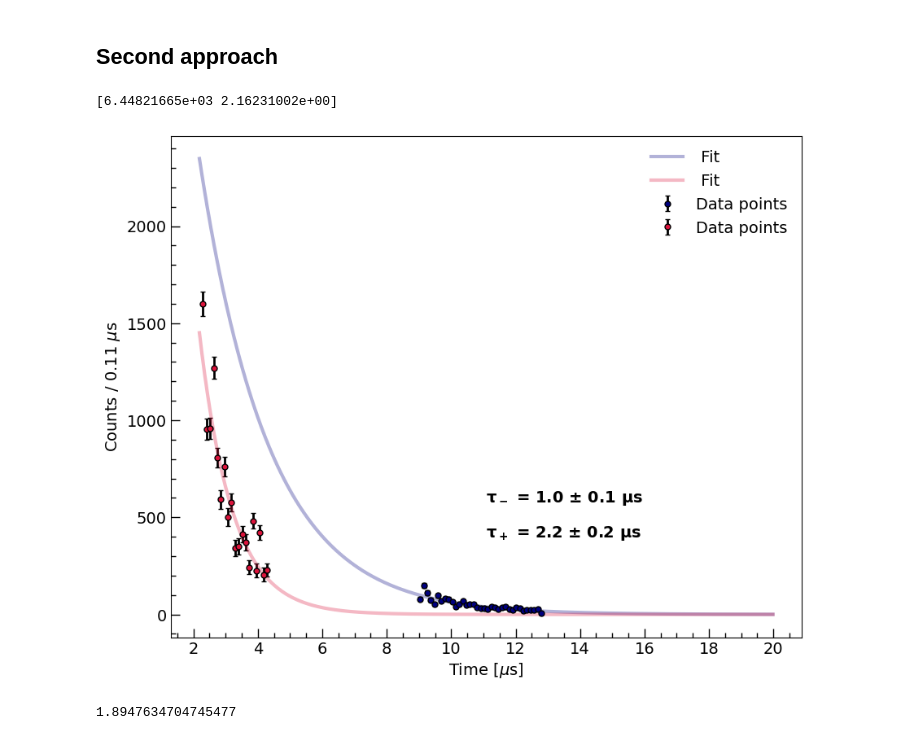
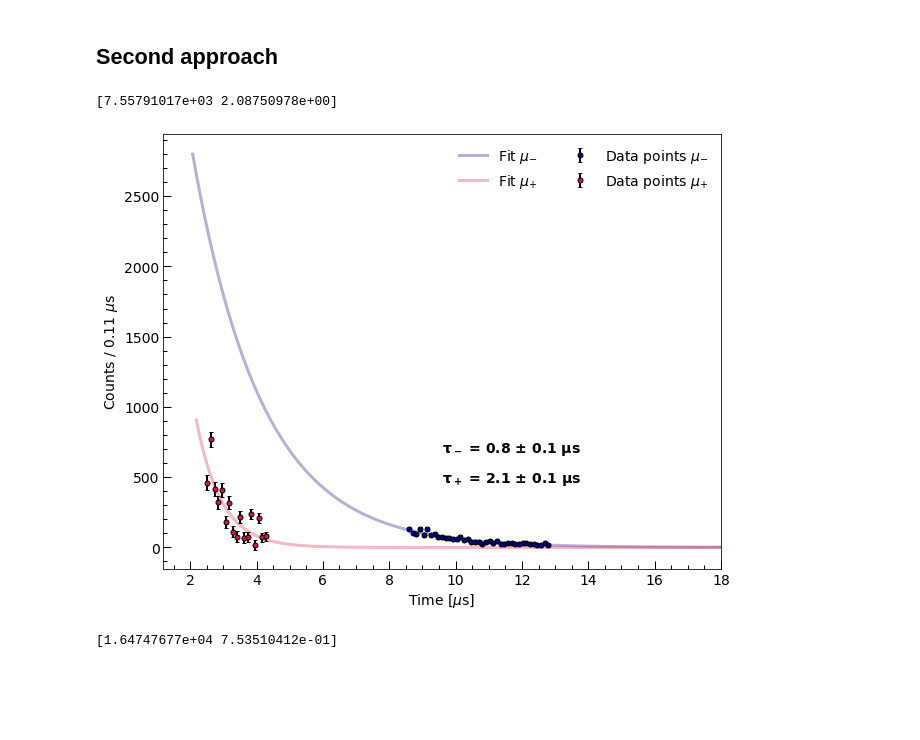
Before and after one commit to trRiccardo/MuonLifetime, a Jupyter notebook: spectra/analysis.ipynb, the cells around one changed output. Drawn from its saved outputs; the diff is of its cells as text; code cells hidden in the pictures; blank space fills up the shorter version.

```diff
--- a/spectra/analysis.ipynb
+++ b/spectra/analysis.ipynb
@@ -131,7 +123,7 @@ i = indeces[0][0]
 baseline = np.mean(n[int(i):])
 
 # select between 7 us and 11 us
-indeces = np.where(x > 9.)
+indeces = np.where(x > 8.5)
 i_in = indeces[0][0]
 indeces = np.where(x < 13.)
 i_fin = indeces[0][-1]
@@ -144,17 +136,17 @@ par, cov = op.curve_fit(f = exponential, xdata = x[i_in:i_fin], ydata = n_p, sig
 
 print(par)
 # plot
-ax.errorbar(x[i_in:i_fin], n_p, yerr=poisson_err[i_in:i_fin], label='Data points', marker = 'o',markerfacecolor = 'navy',
+ax.errorbar(x[i_in:i_fin], n_p, yerr=poisson_err[i_in:i_fin], label='Data points $\mu_{-}$', marker = 'o',markerfacecolor = 'navy',
                                 markeredgecolor = 'black',markersize=5, lw = 0, ecolor='black', elinewidth=2, capsize=2)
-x_g = np.arange(x[1],20,0.02)
-ax.plot(x_g, exponential(x_g, *par), color = 'navy', ls='-', alpha=0.3, lw=3, label = ' Fit')
+x_g = np.arange(x[0],20,0.02)
+ax.plot(x_g, exponential(x_g, *par), color = 'navy', ls='-', alpha=0.3, lw=3, label = 'Fit $\mu_{-}$')
 
 # get parameters
 a_p, tau_p = par
 s_a_p, s_tau_p  = np.sqrt(np.diag(cov))
 
 # fit between 3 us and 6 us
-indeces = np.where(x > 2.25)
+indeces = np.where(x > 2.45)
 i_in = indeces[0][0]
 indeces = np.where(x < 4.5)
 i_fin = indeces[0][-1]
@@ -163,39 +155,42 @@ i_fin = indeces[0][-1]
 # n_n = n[i_in:i_fin] - baseline - exponential(9., *par) * np.exp((x[i_in:i_fin] - 9.)/tau_p)
 n_n = n[i_in:i_fin] - baseline - exponential(x[i_in:i_fin], *par)
 
 # compute fit
-par, cov = op.curve_fit(f = exponential, xdata = x[i_in:i_fin], ydata = n_n, sigma = poisson_err[i_in:i_fin], bounds =((1e2,0.5),(1e5,1.5)))
+par, cov = op.curve_fit(f = exponential, xdata = x[i_in:i_fin], ydata = n_n, sigma = poisson_err[i_in:i_fin], bounds =((1e3,0.5),(1e5,1.5)))
 
 # plot
-ax.errorbar(x[i_in:i_fin], n_n, yerr=poisson_err[i_in:i_fin], label='Data points', marker = 'o',markerfacecolor = 'crimson',
+ax.errorbar(x[i_in:i_fin], n_n, yerr=poisson_err[i_in:i_fin], label='Data points $\mu_{+}$', marker = 'o',markerfacecolor = 'crimson',
                                 markeredgecolor = 'black',markersize=5, lw = 0, ecolor='black', elinewidth=2, capsize=2)
 x_g = np.arange(x[1],20,0.02)
-ax.plot(x_g, exponential(x_g, *par), color = 'crimson', ls='-', alpha=0.3, lw=3, label = ' Fit')
+ax.plot(x_g, exponential(x_g, *par), color = 'crimson', ls='-', alpha=0.3, lw=3, label = 'Fit $\mu_{+}$')
 
 # get parameters
 a_n, tau_n = par
 s_a_n, s_tau_n  = np.sqrt(np.diag(cov))
 
 # print
 ax.text(0.5,0.27, '$\\mathbf{\\tau_-}$ = %1.1f $\\mathbf{\\pm}$ %1.1f $\\mathbf{\\mu}$s ' % (tau_n, s_tau_n),
         fontweight = 'bold',fontsize = 14,  transform=ax.transAxes)
 ax.text(0.5,0.2, '$\\mathbf{\\tau_+}$ = %1.1f $\\mathbf{\\pm}$ %1.1f $\\mathbf{\\mu}$s ' % (tau_p, s_tau_p),
         fontweight = 'bold',fontsize = 14,  transform=ax.transAxes)
 
 # labels
 ax.set_xlabel("Time [$\mu$s]", fontsize=14)
 ax.set_ylabel("Counts / %1.2f $\mu$s" %binwidth, fontsize=14)
 
 # ticks
 set_ticks(ax, 2, 500)
 
+# limits
+ax.set_xlim(right= 18)
+
 # legend
-ax.legend(loc="upper right", frameon=False, fontsize=14)
+ax.legend(loc="upper right", frameon=False, fontsize=14, ncol=2)
 
+#fig.savefig('spectrum_fit2.pdf',dpi=200)
 plt.show()
-
-print(a_n/a_p)
+print(par)
 # %% [output]
-[6.44821665e+03 2.16231002e+00]
+[7.55791017e+03 2.08750978e+00]
-[figure, old version]
+[figure, new version]
-1.8947634704745477
+[1.64747677e+04 7.53510412e-01]
```
Also changed, not shown: parts of 2 cells of this notebook, 4 other files.
